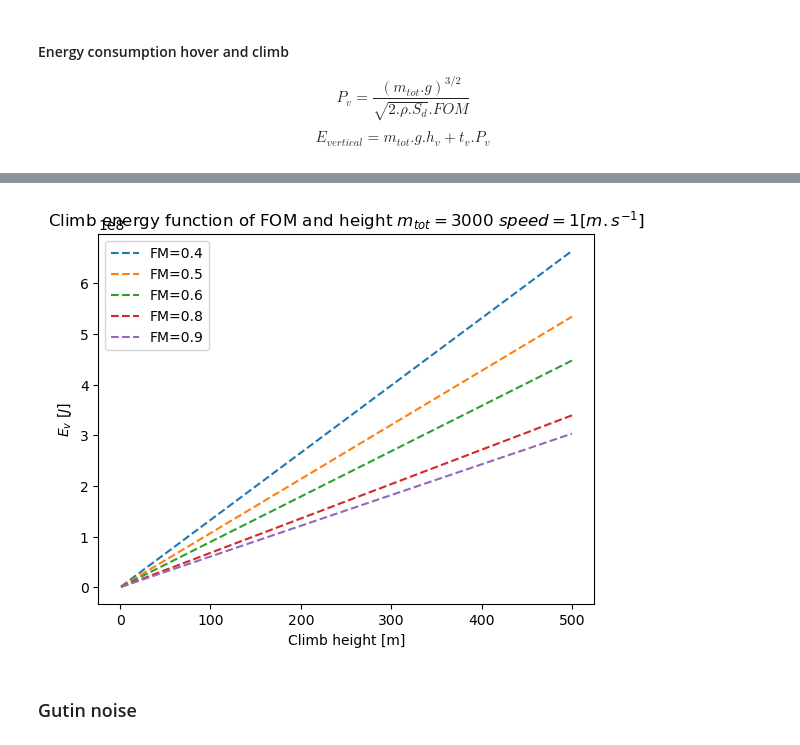
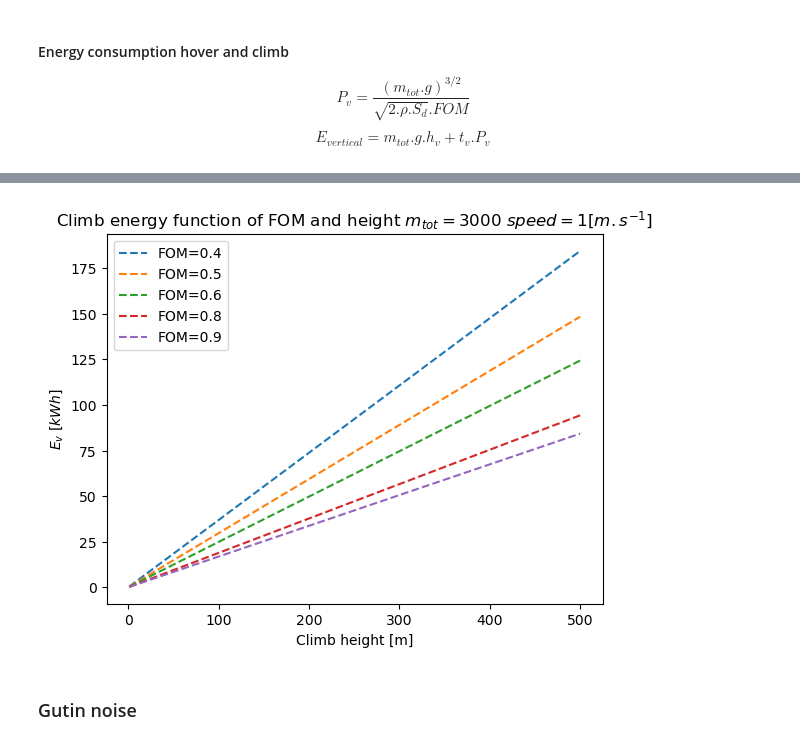
Before and after one commit to clementnardari/Sizing_eVTOL, a Jupyter notebook: Design.ipynb, the cells around one changed output, grey strips where cells are left out. Drawn from its saved outputs; the diff is of its cells as text; code cells hidden in the pictures.

```diff
--- a/Design.ipynb
+++ b/Design.ipynb
@@ -274,29 +302,29 @@ def Ev(mtot,hv,tv,Pv):
 # %%
 #climb at 1m/s up to 100m
 x0=np.linspace(1,500,500)
 
 vect_Ev=np.vectorize(Ev)
 
-y0=vect_Ev(3000,x0,x0,Pv(3000,0.4,40))
-y1=vect_Ev(3000,x0,x0,Pv(3000,0.5,40))
-y2=vect_Ev(3000,x0,x0,Pv(3000,0.6,40))
-y3=vect_Ev(3000,x0,x0,Pv(3000,0.8,40))
-y4=vect_Ev(3000,x0,x0,Pv(3000,0.9,40))
+y0=vect_Ev(3000,x0,x0,Pv(3000,0.4,40))/3600/1000
+y1=vect_Ev(3000,x0,x0,Pv(3000,0.5,40))/3600/1000
+y2=vect_Ev(3000,x0,x0,Pv(3000,0.6,40))/3600/1000
+y3=vect_Ev(3000,x0,x0,Pv(3000,0.8,40))/3600/1000
+y4=vect_Ev(3000,x0,x0,Pv(3000,0.9,40))/3600/1000
 
 f0 = interp1d(x0, y0, kind='quadratic')
 f1 = interp1d(x0, y1, kind='quadratic')
 f2 = interp1d(x0, y2, kind='quadratic')
 f3 = interp1d(x0, y3, kind='quadratic')
 f4 = interp1d(x0, y4, kind='quadratic')
 
 plt.plot(x0 , f0(x0), '--', x0 , f1(x0) , '--', x0, f2(x0), '--', x0, f3(x0), '--', x0, f4(x0), '--')
-plt.legend(['FM=0.4','FM=0.5','FM=0.6','FM=0.8','FM=0.9'], loc='best')
+plt.legend(['FOM=0.4','FOM=0.5','FOM=0.6','FOM=0.8','FOM=0.9'], loc='best')
 plt.xlabel(r'Climb height [m]')
-plt.ylabel(r'$E_{v}$ $[J]$')
+plt.ylabel(r'$E_{v}$ $[kWh]$')
 plt.title(r'Climb energy function of FOM and height $ m_{tot}=3000 $ $ speed =1 [m.s^{-1}] $')
 plt.show()
 # %% [output]
-[figure, old version]
+[figure, new version]
 # %% [markdown]
 ### Gutin noise
 # %%
```
Also changed, not shown: parts of 3 cells of this notebook.
